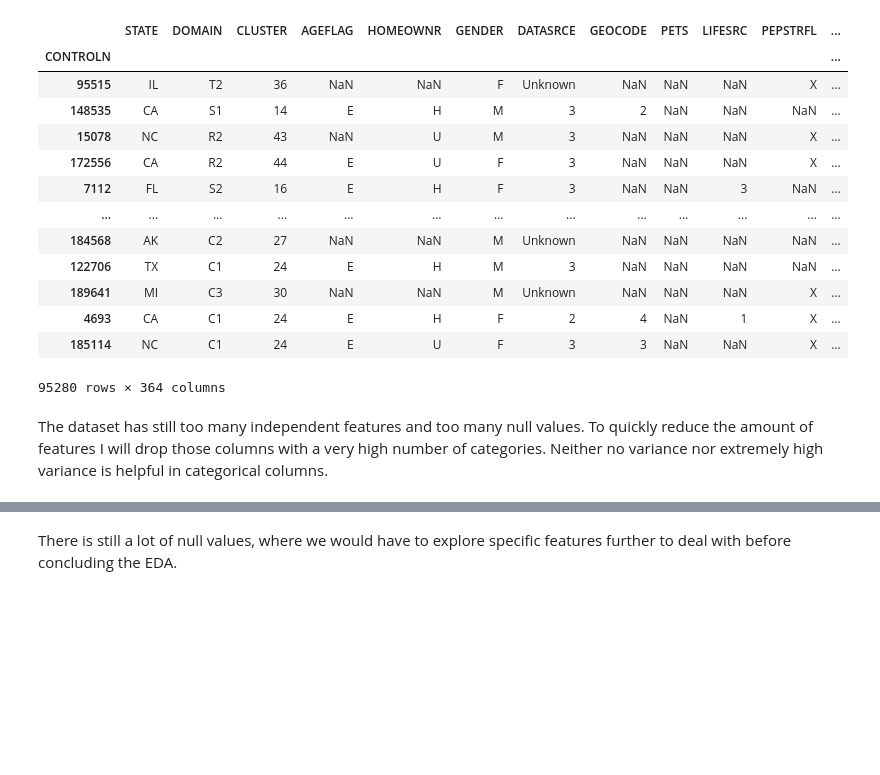
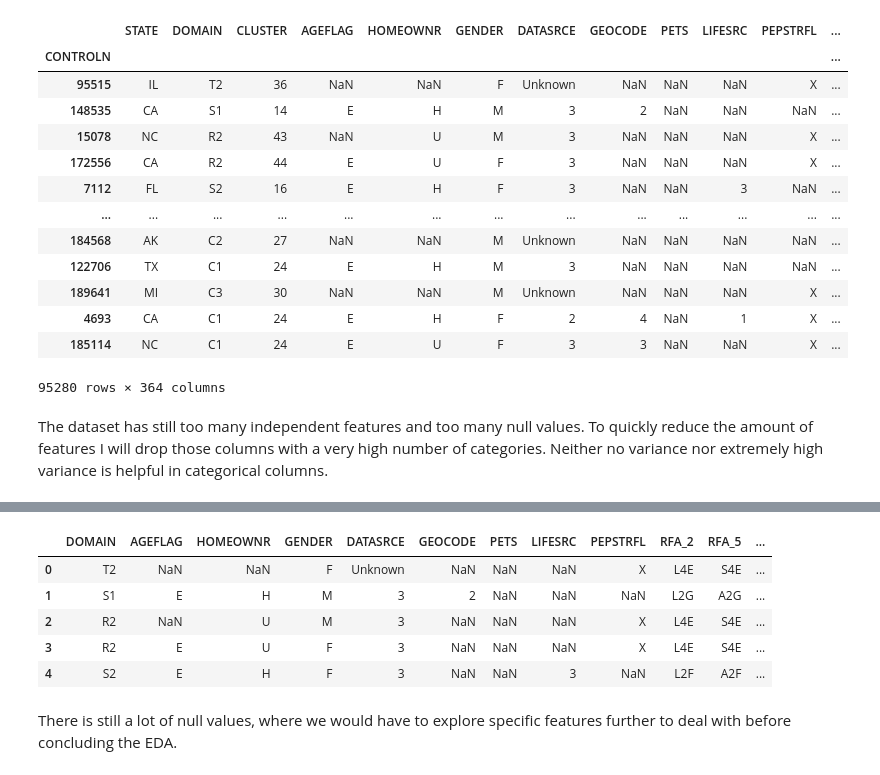
Before and after one commit to ieumann/lab-feature-engineering, a Jupyter notebook: Case Study Healthcare for All.ipynb, the cells around one changed output, grey strips where cells are left out. Saved outputs shown, nothing was run; the diff lists cells and outputs as text; code cells hidden in the pictures; blank space fills up the shorter version.

```diff
--- a/Case Study Healthcare for All.ipynb
+++ b/Case Study Healthcare for All.ipynb
@@ -652,8 +652,8 @@ remove_cols = []
 
 for col in df:
     if len(df[col].unique()) > 50:
-        display(df[col].value_counts())
         remove_cols.append(col)
 
-len(remove_cols)
+num_remove_cols = len(remove_cols)
+print("Number of columns to be removed:", num_remove_cols)
 # %% [output]
@@ -815,4 +661,13 @@ Name: RFA_13, Length: 86, dtype: int64
 # %%
 df = df.drop(columns=remove_cols)
+# %%
+df.head()
+# %% [output]
+|  | DOMAIN | AGEFLAG | HOMEOWNR | GENDER | DATASRCE | GEOCODE | PETS | LIFESRC | PEPSTRFL | RFA_2 | RFA_5 | ... |
+| 0 | T2 | NaN | NaN | F | Unknown | NaN | NaN | NaN | X | L4E | S4E | ... |
+| 1 | S1 | E | H | M | 3 | 2 | NaN | NaN | NaN | L2G | A2G | ... |
+| 2 | R2 | NaN | U | M | 3 | NaN | NaN | NaN | X | L4E | S4E | ... |
+| 3 | R2 | E | U | F | 3 | NaN | NaN | NaN | X | L4E | S4E | ... |
+| 4 | S2 | E | H | F | 3 | NaN | NaN | 3 | NaN | L2F | A2F | ... |
 # %% [markdown]
 There is still a lot of null values, where we would have to explore specific features further to deal with before concluding the EDA.
```
Also changed, not shown: parts of 3 cells of this notebook.
